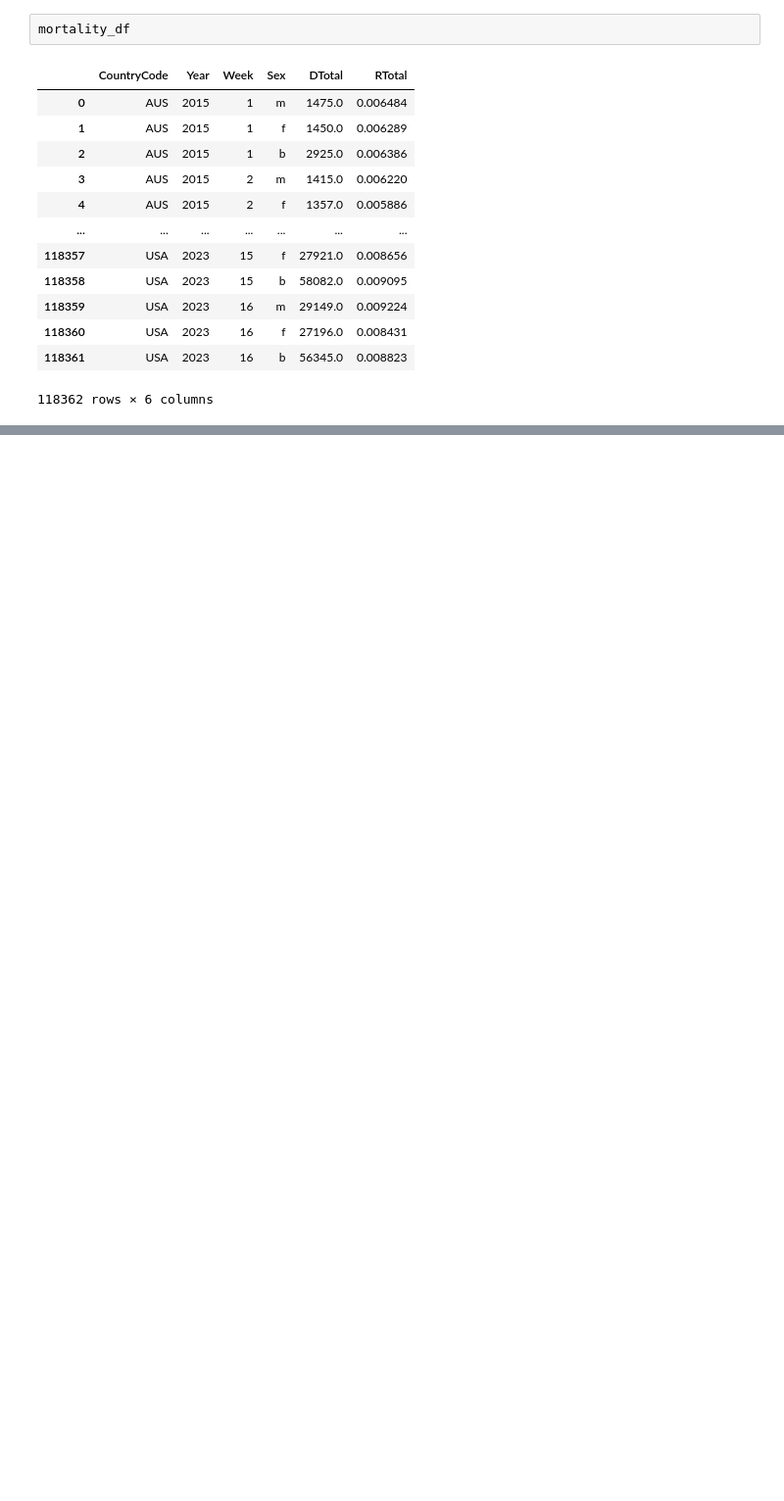
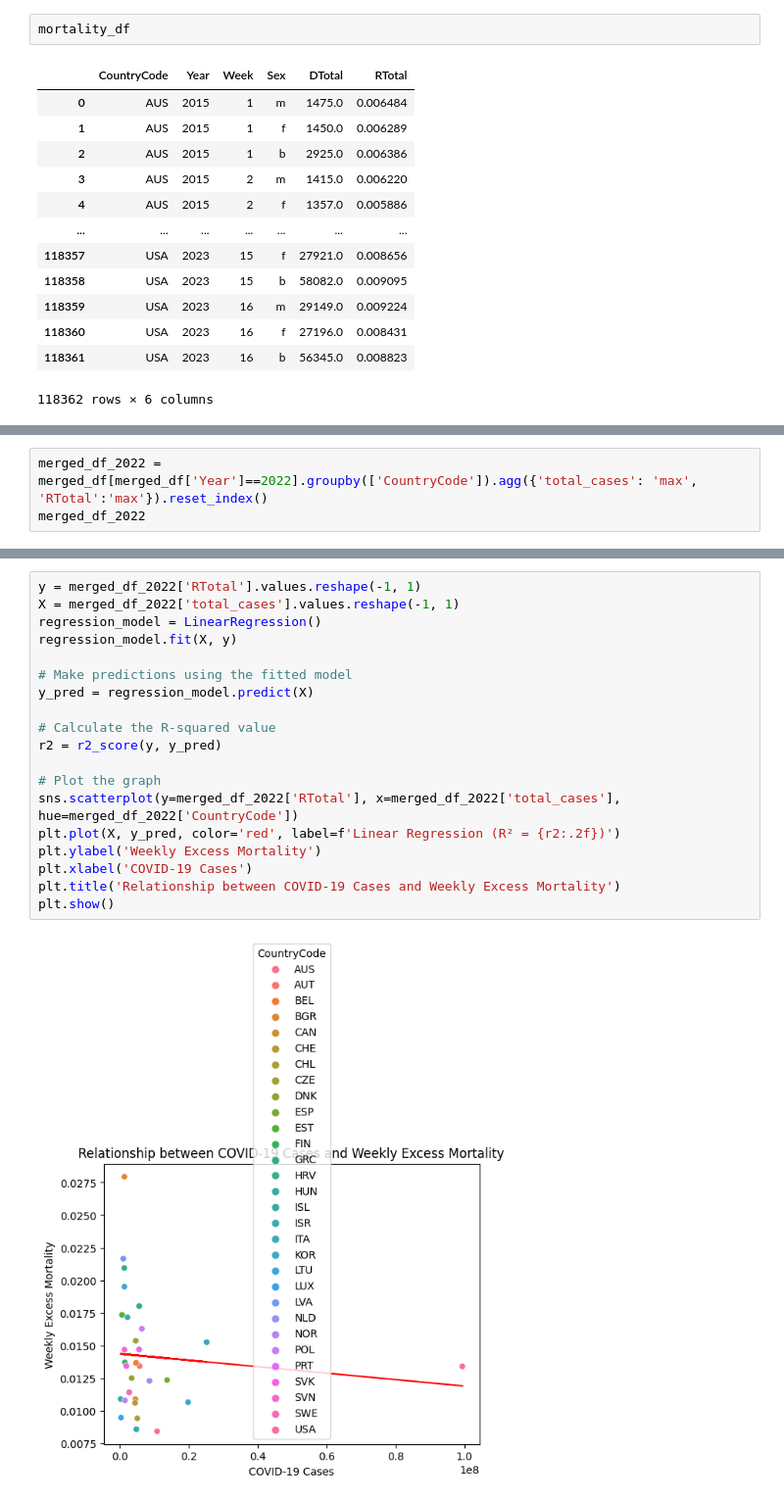
Before and after one commit to Anandraj-S/excess-death-analysis, a Jupyter notebook: excess_deaths.ipynb, the cells around one changed output, grey strips where cells are left out. Shown at 98% size. Saved outputs shown, nothing was run; the diff lists cells and outputs as text; blank space fills up the shorter version.

```diff
--- a/excess_deaths.ipynb
+++ b/excess_deaths.ipynb
@@ -293,0 +247,3 @@ Name: total_cases, dtype: float64
+# %%
+merged_df_2022 = merged_df[merged_df['Year']==2022].groupby(['CountryCode']).agg({'total_cases': 'max', 'RTotal':'max'}).reset_index()
+merged_df_2022
@@ -293,0 +268,21 @@ Name: total_cases, dtype: float64
+# %%
+y = merged_df_2022['RTotal'].values.reshape(-1, 1)
+X = merged_df_2022['total_cases'].values.reshape(-1, 1)
+regression_model = LinearRegression()
+regression_model.fit(X, y)
+
+# Make predictions using the fitted model
+y_pred = regression_model.predict(X)
+
+# Calculate the R-squared value
+r2 = r2_score(y, y_pred)
+
+# Plot the graph
+sns.scatterplot(y=merged_df_2022['RTotal'], x=merged_df_2022['total_cases'], hue=merged_df_2022['CountryCode'])
+plt.plot(X, y_pred, color='red', label=f'Linear Regression (R² = {r2:.2f})')
+plt.ylabel('Weekly Excess Mortality')
+plt.xlabel('COVID-19 Cases')
+plt.title('Relationship between COVID-19 Cases and Weekly Excess Mortality')
+plt.show()
+# %% [output]
+[figure, added]
```
Also changed, not shown: parts of 20 cells of this notebook.
